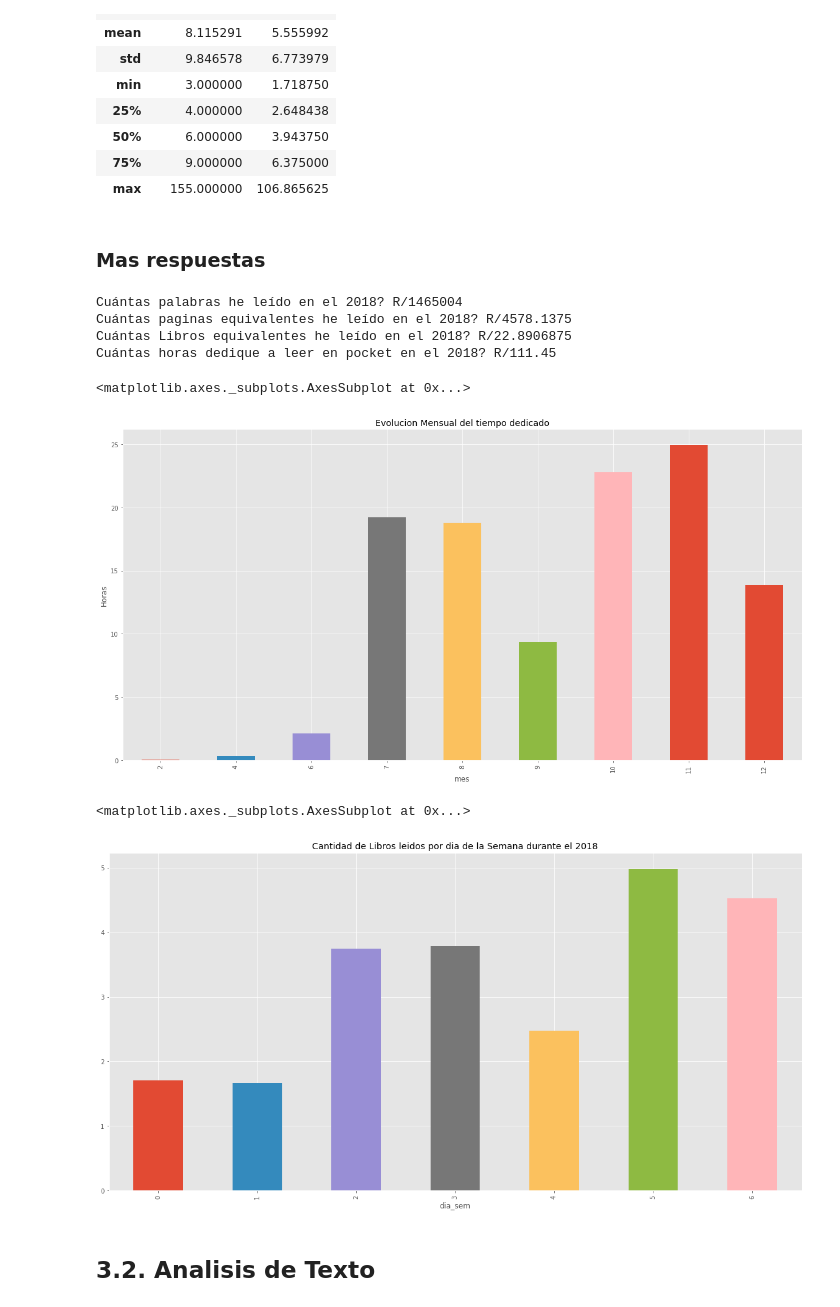
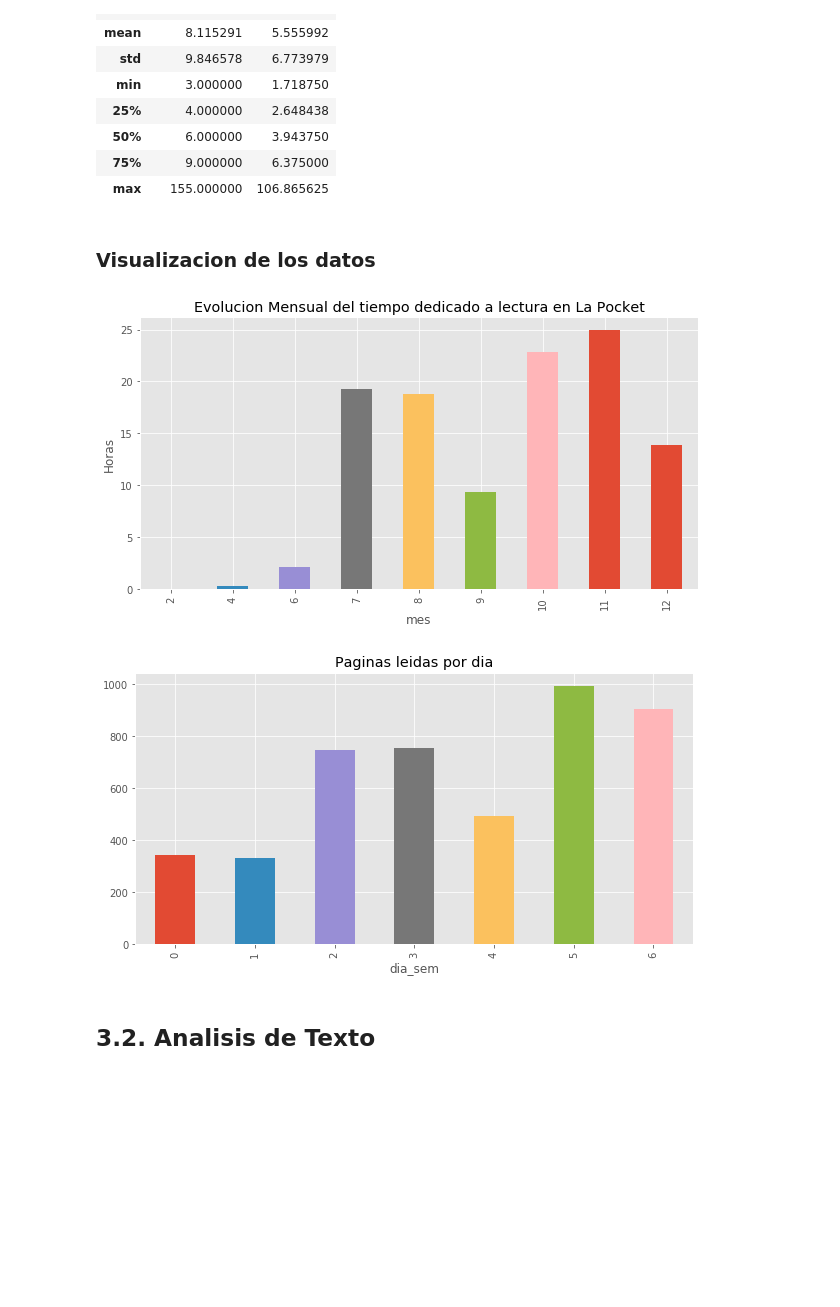
Before and after one commit to manito969/Portfolio, a Jupyter notebook: Pocket_Analysis/Pocket Analysis_es.ipynb, the cells around one changed output. Cells and saved outputs as stored; diff of their text form; code cells hidden in the pictures; blank space fills up the shorter version.

Commit message:
Articulo Pocket

```diff
--- a/Pocket_Analysis/Pocket Analysis_es.ipynb
+++ b/Pocket_Analysis/Pocket Analysis_es.ipynb
@@ -228,48 +240,27 @@ df_2018[['time_to_read','pag']].describe()
 | 50% | 6.000000 | 3.943750 |
 | 75% | 9.000000 | 6.375000 |
 | max | 155.000000 | 106.865625 |
-# %% [markdown]
-### Mas respuestas
-# %%
-#Cuantas palabras  he leido en el 2018
-R1 = df_2018.loc[df_2018['status'] == 1, 'word_count'].sum()
-print('Cuántas palabras he leído en el 2018? R/{}'.format(R1))
-
-# ¿ A Cuántas paginas equivelen esta numero de palabras?
-R2= df_2018.loc[df_2018['status'] == 1, 'pag'].sum()
-print('Cuántas paginas equivalentes he leído en el 2018? R/{}'.format(R2))
-
-# ¿ A Cuántas Libros equivelen esta numero de palabras?
-R3=df_2018.loc[df_2018['status'] == 1, 'pag'].sum()/200
-print('Cuántas Libros equivalentes he leído en el 2018? R/{}'.format(R3))
-
-# ¿ Cuántas horas dedique a leer en pocket?
-R4= df_2018.loc[df_2018['status'] == 1, 'time_to_read'].sum()/60
-print('Cuántas horas dedique a leer en pocket en el 2018? R/{}'.format(R4))
-# %% [output]
-Cuántas palabras he leído en el 2018? R/1465004
-Cuántas paginas equivalentes he leído en el 2018? R/4578.1375
-Cuántas Libros equivalentes he leído en el 2018? R/22.8906875
-Cuántas horas dedique a leer en pocket en el 2018? R/111.45
+# %% [markdown]
+### Visualizacion de los datos
 # %%
 # Evolucion de los habitos de la letura en la app
 evolucion_mensual = df_2018.groupby('mes')['time_to_read'].sum()/60
-plt.figure(figsize=(20,10))
-plt.title('Evolucion Mensual del tiempo dedicado')
+plt.figure(figsize=(10,5))
+plt.title('Evolucion Mensual del tiempo dedicado a lectura en La Pocket')
 plt.ylabel('Horas')
 evolucion_mensual.plot.bar()
+plt.savefig("Evolucion mensual.png", dpi=900)
 # %% [output]
-<matplotlib.axes._subplots.AxesSubplot at 0x...>
-[figure, old version]
+[figure, new version]
 # %%
-# que dia de la semana lo mas
-dia_semana = df_2018.groupby('dia_sem')['pag'].sum()/200
-plt.figure(figsize=(20,10))
-plt.title('Cantidad de Libros leidos por dia de la Semana durante el 2018')
+# que dia de la semana leo más?
+dia_semana = df_2018.groupby('dia_sem')['pag'].sum()
+plt.figure(figsize=(10,5))
+plt.title('Paginas leidas por dia')
 dia_semana.plot.bar()
+plt.savefig("Paginas Por dia .png", dpi=900)
 # %% [output]
-<matplotlib.axes._subplots.AxesSubplot at 0x...>
-[figure, old version]
+[figure, new version]
 # %% [markdown]
 ## 3.2. Analisis de Texto
 # %% [markdown]
```
Also changed, not shown: parts of 8 cells of this notebook, 9 other files.
